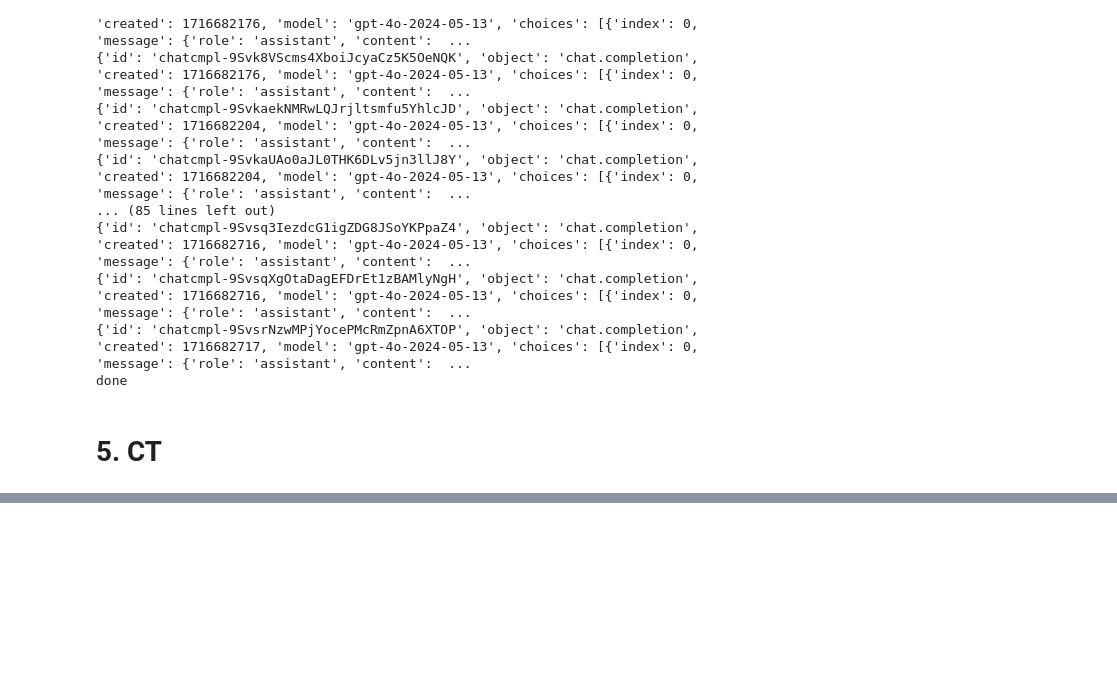
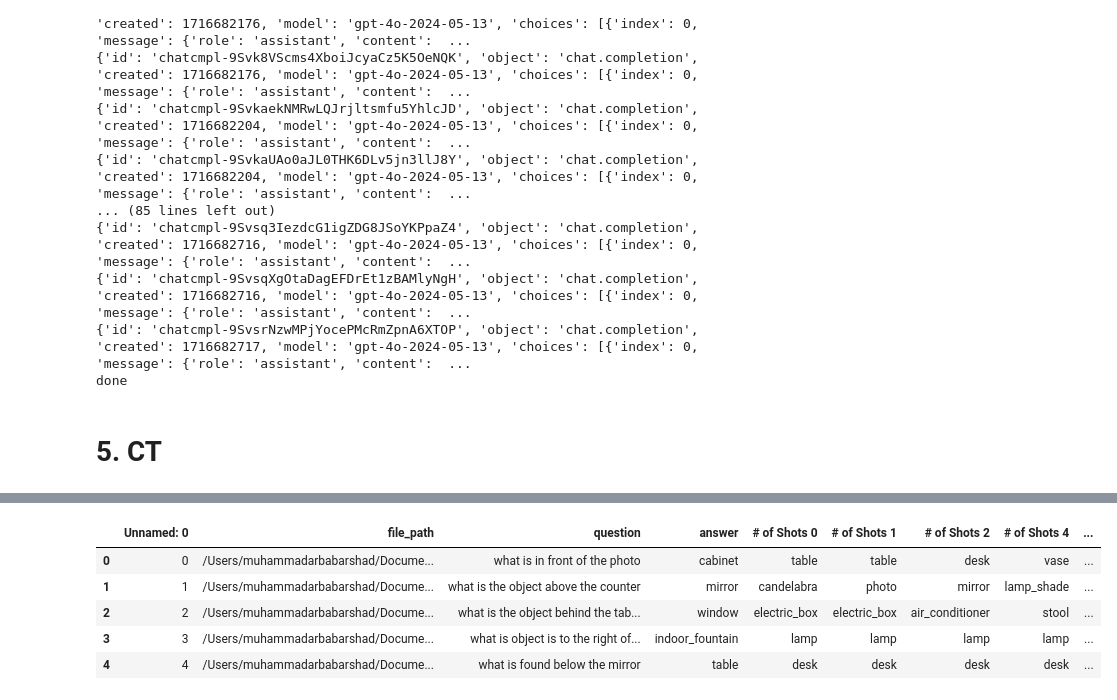
Before and after one commit to arbab-ml/AgEval, a Jupyter notebook: experimental.ipynb, the cells around one changed output, grey strips where cells are left out. Drawn from its saved outputs; the diff is of its cells as text; code cells hidden in the pictures; blank space fills up the shorter version.

```diff
--- a/experimental.ipynb
+++ b/experimental.ipynb
@@ -1174,0 +1541,32 @@ done
+# %%
+import pandas as pd
+import numpy as np
+import os
+import json
+
+# Set the base directory for images
+base_directory = '/Users/muhammadarbabarshad/Documents/Personal Data/GPT4o-with-sakib/data/VQA'
+
+# Set the path for the data file
+data_file = os.path.join(base_directory, 'data.csv')
+data_df = pd.read_csv(data_file)
+
+file_read = pd.read_csv("07-VQA-all.csv")
+
+# Merge the data_df with file_read based on the index
+merged_df = file_read.merge(data_df[['question', 'answer']], left_index=True, right_index=True)
+
+# Rename the 'answer' column to 'ground_truth'
+merged_df = merged_df.rename(columns={'answer': 'ground_truth'})
+
+# Save the updated DataFrame to a new CSV file
+merged_df.to_csv("07-VQA-all-with-ground-truth.csv", index=False)
+# %%
+file_read.head()
+# %% [output]
+|  | Unnamed: 0 | file_path | question | answer | # of Shots 0 | # of Shots 1 | # of Shots 2 | # of Shots 4 | ... |
+| 0 | 0 | /Users/muhammadarbabarshad/Docume... | what is in front of the photo | cabinet | table | table | desk | vase | ... |
+| 1 | 1 | /Users/muhammadarbabarshad/Docume... | what is the object above the counter | mirror | candelabra | photo | mirror | lamp_shade | ... |
+| 2 | 2 | /Users/muhammadarbabarshad/Docume... | what is the object behind the tab... | window | electric_box | electric_box | air_conditioner | stool | ... |
+| 3 | 3 | /Users/muhammadarbabarshad/Docume... | what is object is to the right of... | indoor_fountain | lamp | lamp | lamp | lamp | ... |
+| 4 | 4 | /Users/muhammadarbabarshad/Docume... | what is found below the mirror | table | desk | desk | desk | desk | ... |
```
Also changed, not shown: parts of 5 cells of this notebook, 7 other files.
